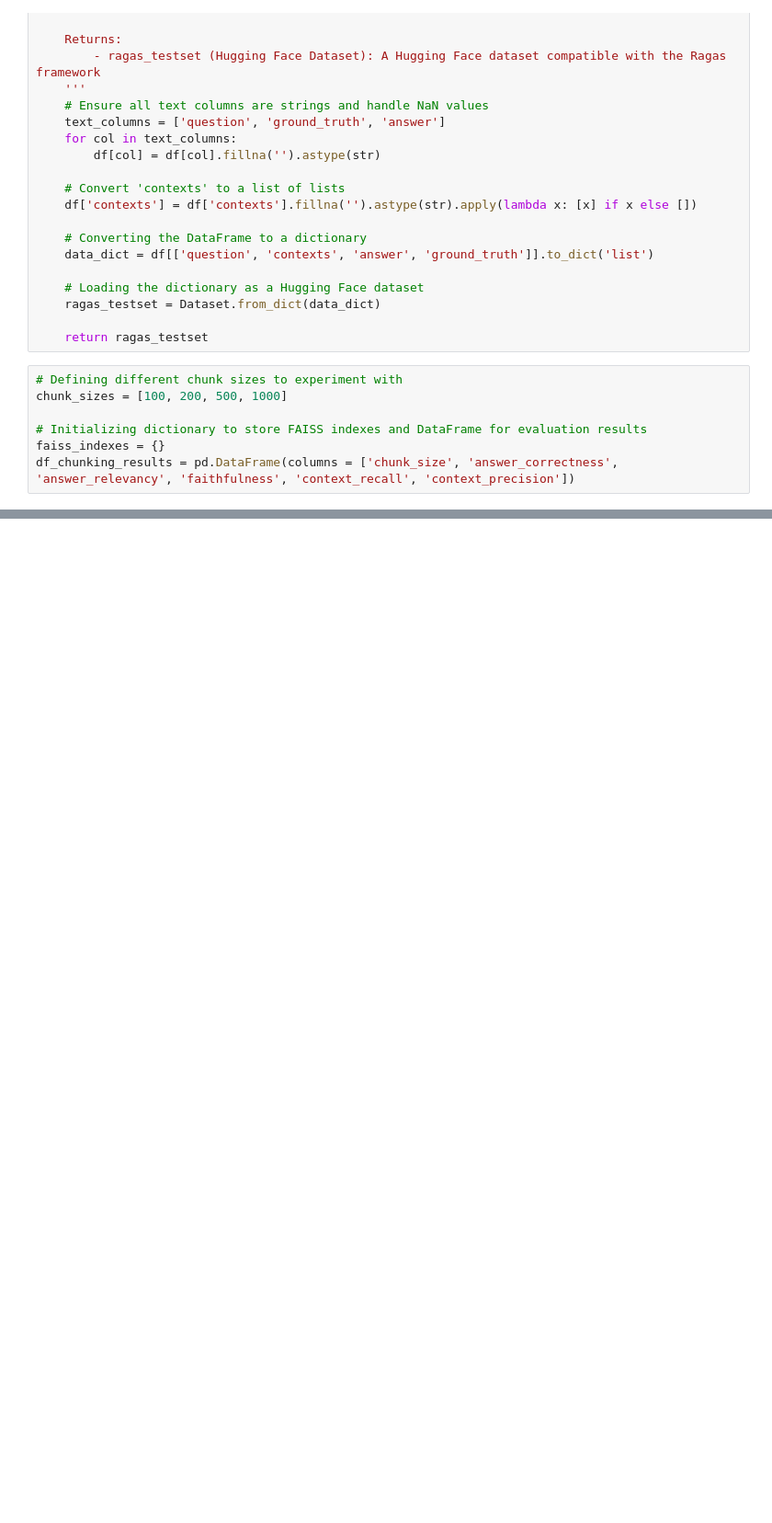
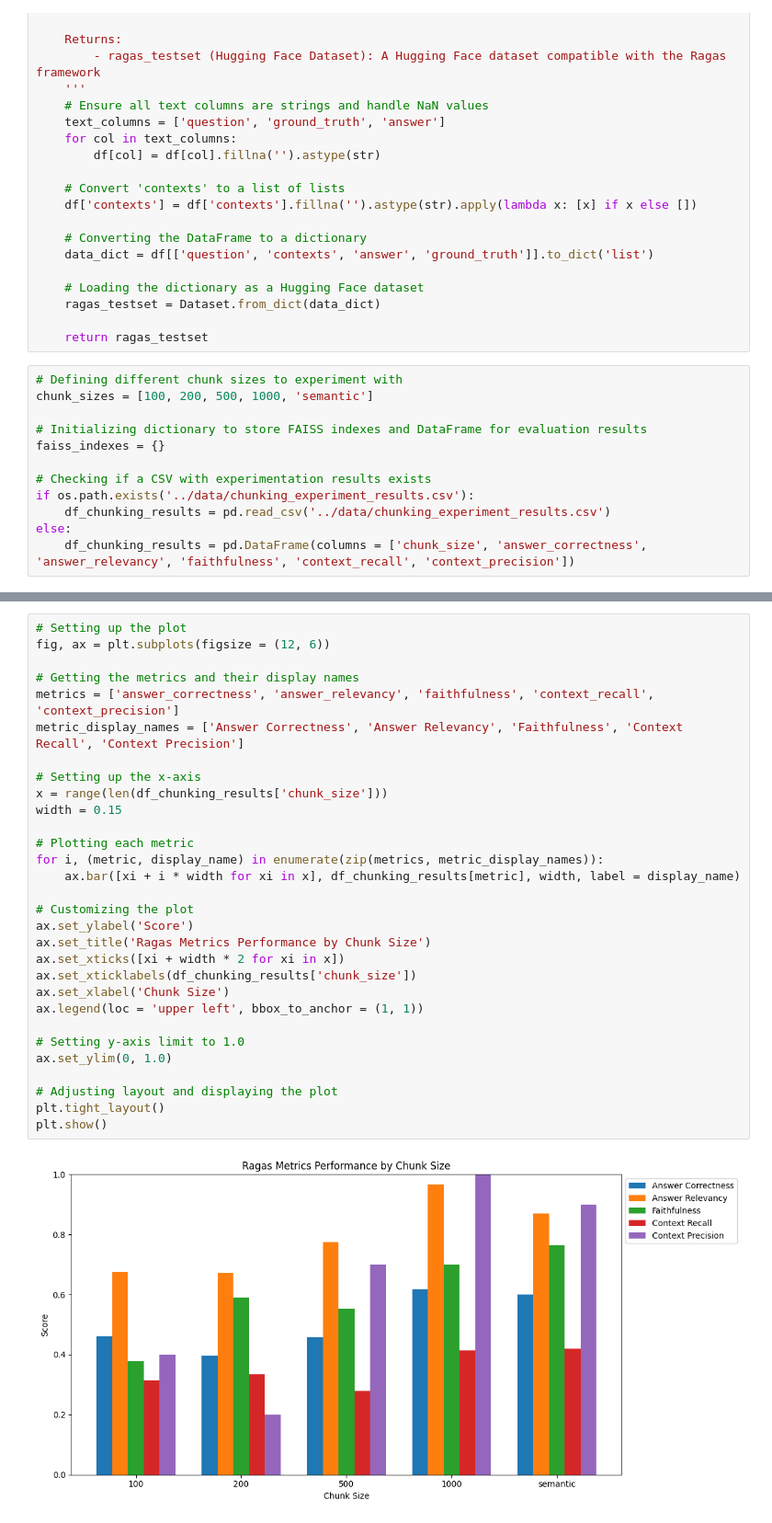
Before and after one commit to dkhundley/llm-rag-guide, a Jupyter notebook: notebooks/rag_advanced_ingestion.ipynb, the cells around one changed output, grey strips where cells are left out. Shown: that part at 92% size. Drawn from its saved outputs; the diff is of its cells as text; blank space fills up the shorter version.

```diff
--- a/notebooks/rag_advanced_ingestion.ipynb
+++ b/notebooks/rag_advanced_ingestion.ipynb
@@ -145,9 +148,14 @@ def pandas_to_ragas(df):
     return ragas_testset
 # %%
 # Defining different chunk sizes to experiment with
-chunk_sizes = [100, 200, 500, 1000]
+chunk_sizes = [100, 200, 500, 1000, 'semantic']
 
 # Initializing dictionary to store FAISS indexes and DataFrame for evaluation results
 faiss_indexes = {}
-df_chunking_results = pd.DataFrame(columns = ['chunk_size', 'answer_correctness', 'answer_relevancy', 'faithfulness', 'context_recall', 'context_precision'])
+
+# Checking if a CSV with experimentation results exists
+if os.path.exists('../data/chunking_experiment_results.csv'):
+    df_chunking_results = pd.read_csv('../data/chunking_experiment_results.csv')
+else:
+    df_chunking_results = pd.DataFrame(columns = ['chunk_size', 'answer_correctness', 'answer_relevancy', 'faithfulness', 'context_recall', 'context_precision'])
 # %%
@@ -237 +262,33 @@ Evaluation results:
+# %%
+# Setting up the plot
+fig, ax = plt.subplots(figsize = (12, 6))
+
+# Getting the metrics and their display names
+metrics = ['answer_correctness', 'answer_relevancy', 'faithfulness', 'context_recall', 'context_precision']
+metric_display_names = ['Answer Correctness', 'Answer Relevancy', 'Faithfulness', 'Context Recall', 'Context Precision']
+
+# Setting up the x-axis
+x = range(len(df_chunking_results['chunk_size']))
+width = 0.15
+
+# Plotting each metric
+for i, (metric, display_name) in enumerate(zip(metrics, metric_display_names)):
+    ax.bar([xi + i * width for xi in x], df_chunking_results[metric], width, label = display_name)
+
+# Customizing the plot
+ax.set_ylabel('Score')
+ax.set_title('Ragas Metrics Performance by Chunk Size')
+ax.set_xticks([xi + width * 2 for xi in x])
+ax.set_xticklabels(df_chunking_results['chunk_size'])
+ax.set_xlabel('Chunk Size')
+ax.legend(loc = 'upper left', bbox_to_anchor = (1, 1))
+
+# Setting y-axis limit to 1.0
+ax.set_ylim(0, 1.0)
+
+# Adjusting layout and displaying the plot
+plt.tight_layout()
+plt.show()
+# %% [output]
+[figure, added]
 # %%
```
Also changed, not shown: parts of 7 cells of this notebook, 1 other file.
